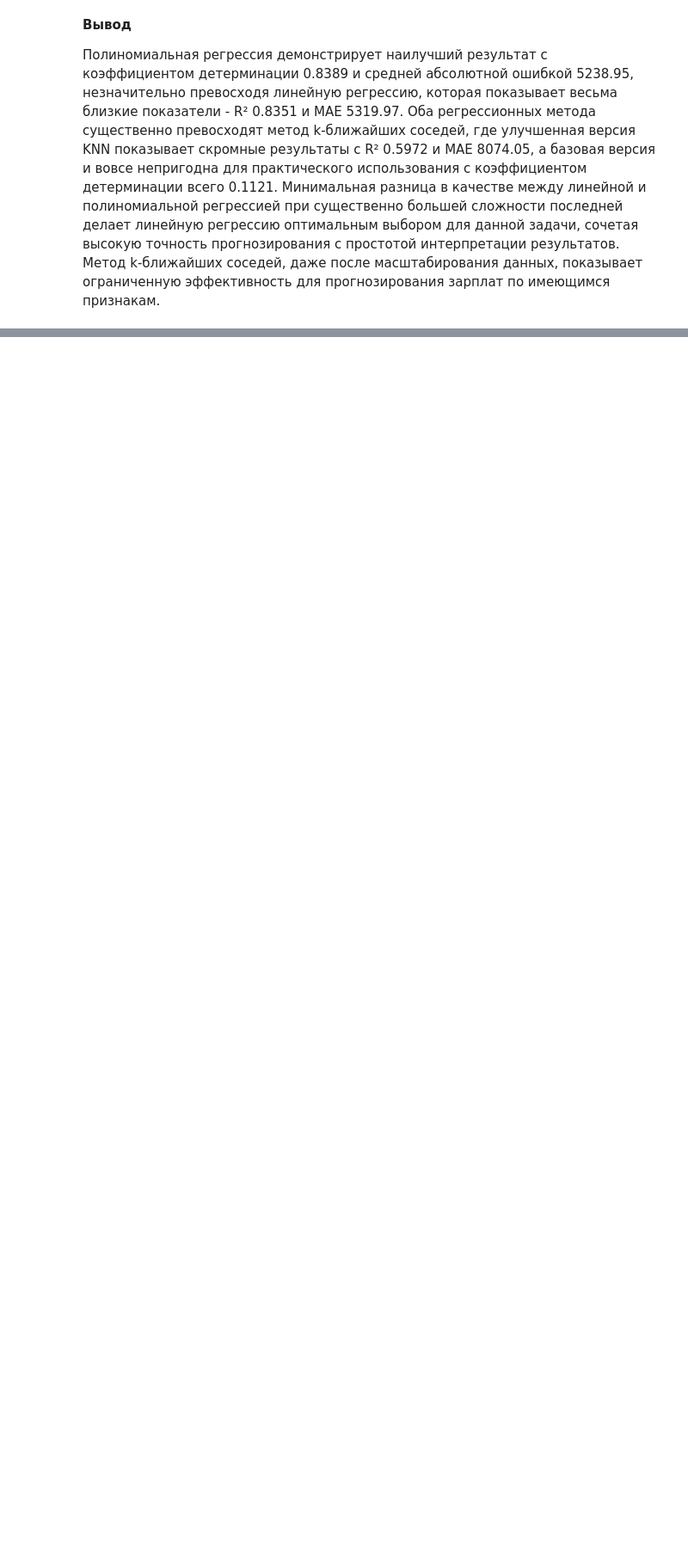
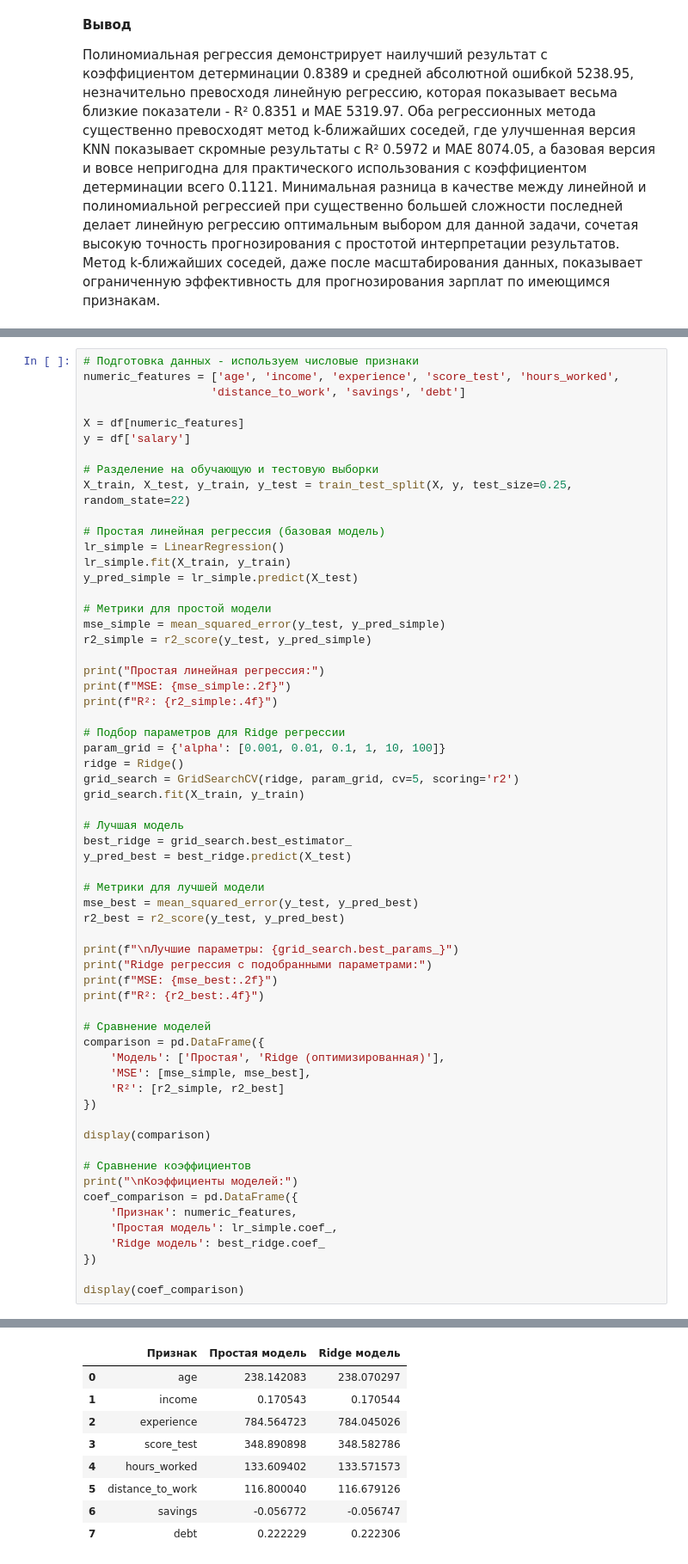
Before and after one commit to 2daysha/-, a Jupyter notebook: ЛР3_Винаева_6.ipynb, the cells around one changed output, grey strips where cells are left out. Shown at 86% size. Drawn from its saved outputs; the diff is of its cells as text; blank space fills up the shorter version.

```diff
--- a/ЛР3_Винаева_6.ipynb
+++ b/ЛР3_Винаева_6.ipynb
@@ -1056,0 +1064,62 @@ plt.show()
+# %%
+# Подготовка данных - используем числовые признаки
+numeric_features = ['age', 'income', 'experience', 'score_test', 'hours_worked',
+                   'distance_to_work', 'savings', 'debt']
+
+X = df[numeric_features]
+y = df['salary']
+
+# Разделение на обучающую и тестовую выборки
+X_train, X_test, y_train, y_test = train_test_split(X, y, test_size=0.25, random_state=22)
+
+# Простая линейная регрессия (базовая модель)
+lr_simple = LinearRegression()
+lr_simple.fit(X_train, y_train)
+y_pred_simple = lr_simple.predict(X_test)
+
+# Метрики для простой модели
+mse_simple = mean_squared_error(y_test, y_pred_simple)
+r2_simple = r2_score(y_test, y_pred_simple)
+
+print("Простая линейная регрессия:")
+print(f"MSE: {mse_simple:.2f}")
+print(f"R²: {r2_simple:.4f}")
+
+# Подбор параметров для Ridge регрессии
+param_grid = {'alpha': [0.001, 0.01, 0.1, 1, 10, 100]}
+ridge = Ridge()
+grid_search = GridSearchCV(ridge, param_grid, cv=5, scoring='r2')
+grid_search.fit(X_train, y_train)
+
+# Лучшая модель
+best_ridge = grid_search.best_estimator_
+y_pred_best = best_ridge.predict(X_test)
+
+# Метрики для лучшей модели
+mse_best = mean_squared_error(y_test, y_pred_best)
+r2_best = r2_score(y_test, y_pred_best)
+
+print(f"\nЛучшие параметры: {grid_search.best_params_}")
+print("Ridge регрессия с подобранными параметрами:")
+print(f"MSE: {mse_best:.2f}")
+print(f"R²: {r2_best:.4f}")
+
+# Сравнение моделей
+comparison = pd.DataFrame({
+    'Модель': ['Простая', 'Ridge (оптимизированная)'],
+    'MSE': [mse_simple, mse_best],
+    'R²': [r2_simple, r2_best]
+})
+
+display(comparison)
+
+# Сравнение коэффициентов
+print("\nКоэффициенты моделей:")
+coef_comparison = pd.DataFrame({
+    'Признак': numeric_features,
+    'Простая модель': lr_simple.coef_,
+    'Ridge модель': best_ridge.coef_
+})
+
+display(coef_comparison)
+# %% [output]
@@ -1056,0 +1138,9 @@ plt.show()
+|  | Признак | Простая модель | Ridge модель |
+| 0 | age | 238.142083 | 238.070297 |
+| 1 | income | 0.170543 | 0.170544 |
+| 2 | experience | 784.564723 | 784.045026 |
+| 3 | score_test | 348.890898 | 348.582786 |
+| 4 | hours_worked | 133.609402 | 133.571573 |
+| 5 | distance_to_work | 116.800040 | 116.679126 |
+| 6 | savings | -0.056772 | -0.056747 |
+| 7 | debt | 0.222229 | 0.222306 |
```
Also changed, not shown: parts of 23 cells of this notebook.
